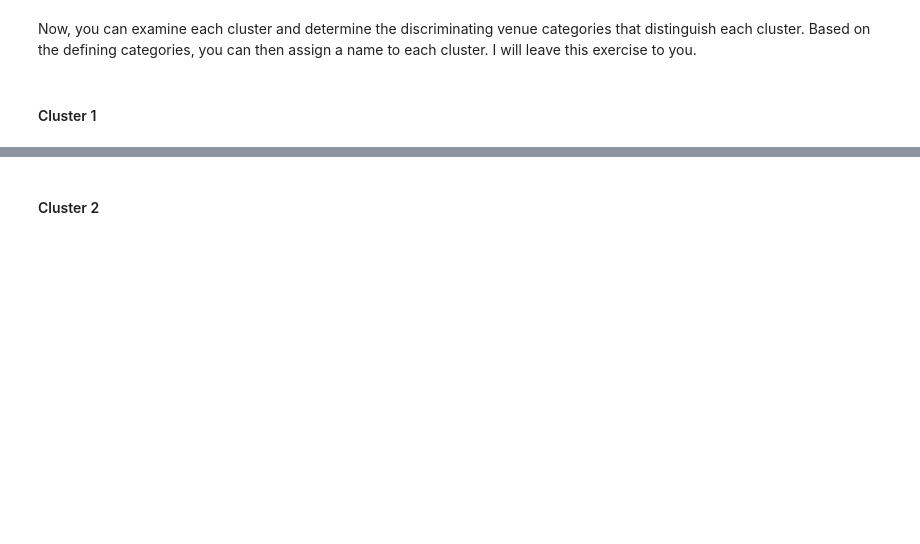
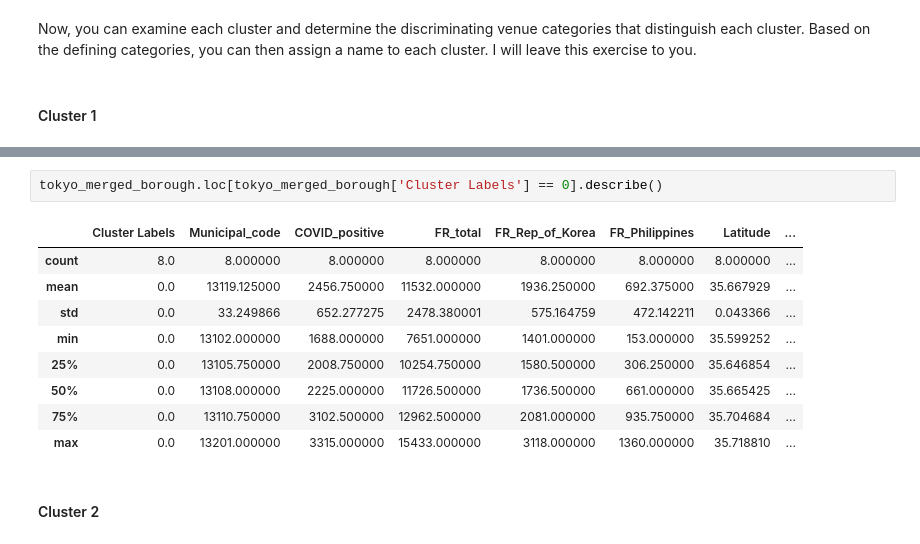
Before and after one commit to taakuu/Coursera_Capstone, a Jupyter notebook: Week4-5_The_Battle_of_Neighborhoods/Week5-The-Battle-of-Neighborhoods.ipynb, the cells around one changed output, grey strips where cells are left out. Saved outputs shown, nothing was run; the diff lists cells and outputs as text; blank space fills up the shorter version.

```diff
--- a/Week4-5_The_Battle_of_Neighborhoods/Week5-The-Battle-of-Neighborhoods.ipynb
+++ b/Week4-5_The_Battle_of_Neighborhoods/Week5-The-Battle-of-Neighborhoods.ipynb
@@ -1522,3 +1568,15 @@ tokyo_merged_borough.loc[tokyo_merged_borough['Cluster Labels'] == 0]
+# %%
+tokyo_merged_borough.loc[tokyo_merged_borough['Cluster Labels'] == 0].describe()
+# %% [output]
+|  | Cluster Labels | Municipal_code | COVID_positive | FR_total | FR_Rep_of_Korea | FR_Philippines | Latitude | ... |
+| count | 8.0 | 8.000000 | 8.000000 | 8.000000 | 8.000000 | 8.000000 | 8.000000 | ... |
+| mean | 0.0 | 13119.125000 | 2456.750000 | 11532.000000 | 1936.250000 | 692.375000 | 35.667929 | ... |
+| std | 0.0 | 33.249866 | 652.277275 | 2478.380001 | 575.164759 | 472.142211 | 0.043366 | ... |
+| min | 0.0 | 13102.000000 | 1688.000000 | 7651.000000 | 1401.000000 | 153.000000 | 35.599252 | ... |
+| 25% | 0.0 | 13105.750000 | 2008.750000 | 10254.750000 | 1580.500000 | 306.250000 | 35.646854 | ... |
+| 50% | 0.0 | 13108.000000 | 2225.000000 | 11726.500000 | 1736.500000 | 661.000000 | 35.665425 | ... |
+| 75% | 0.0 | 13110.750000 | 3102.500000 | 12962.500000 | 2081.000000 | 935.750000 | 35.704684 | ... |
+| max | 0.0 | 13201.000000 | 3315.000000 | 15433.000000 | 3118.000000 | 1360.000000 | 35.718810 | ... |
 # %% [markdown]
 #### Cluster 2
 # %%
```
Also changed, not shown: parts of 48 cells of this notebook.
